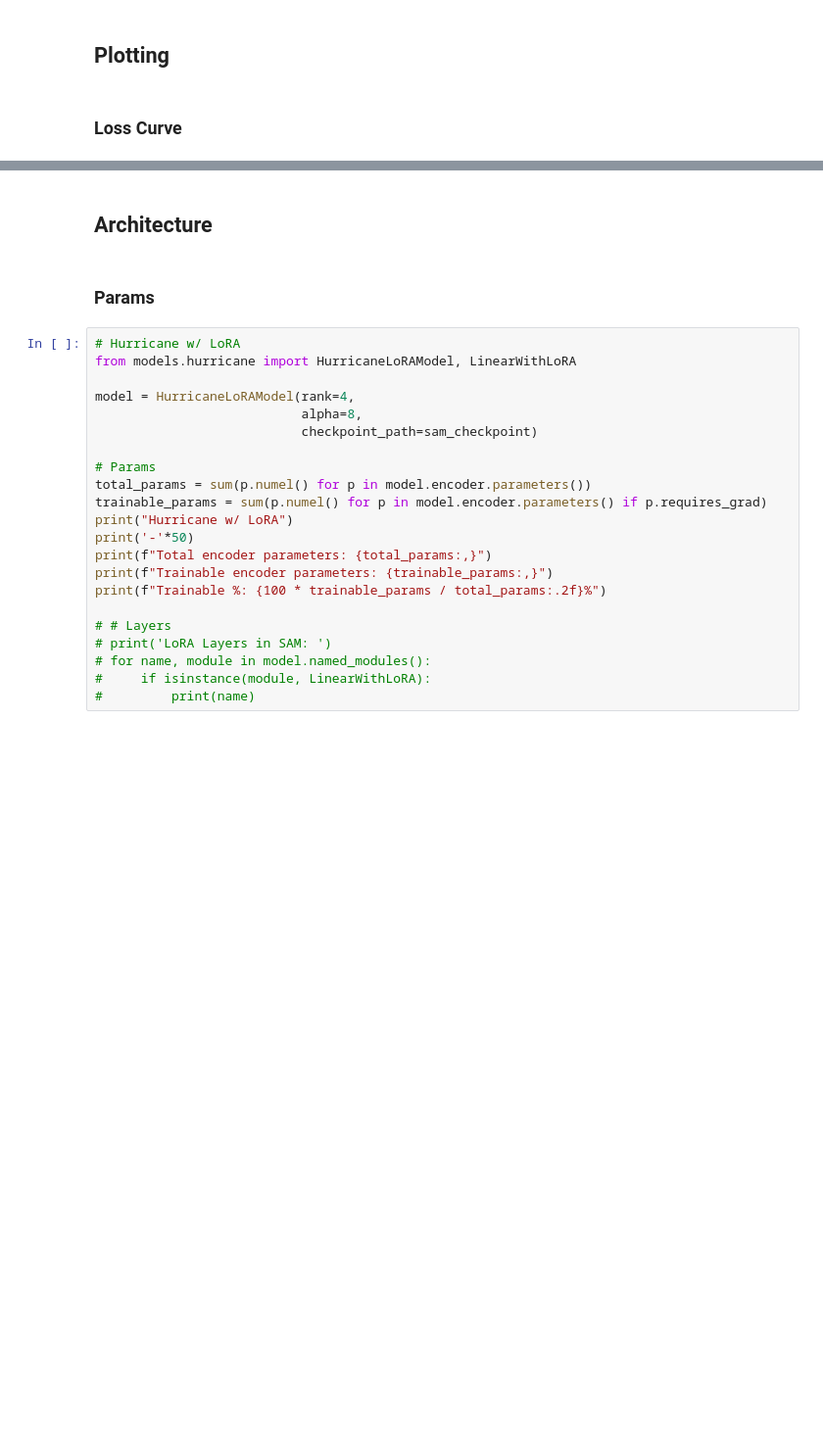
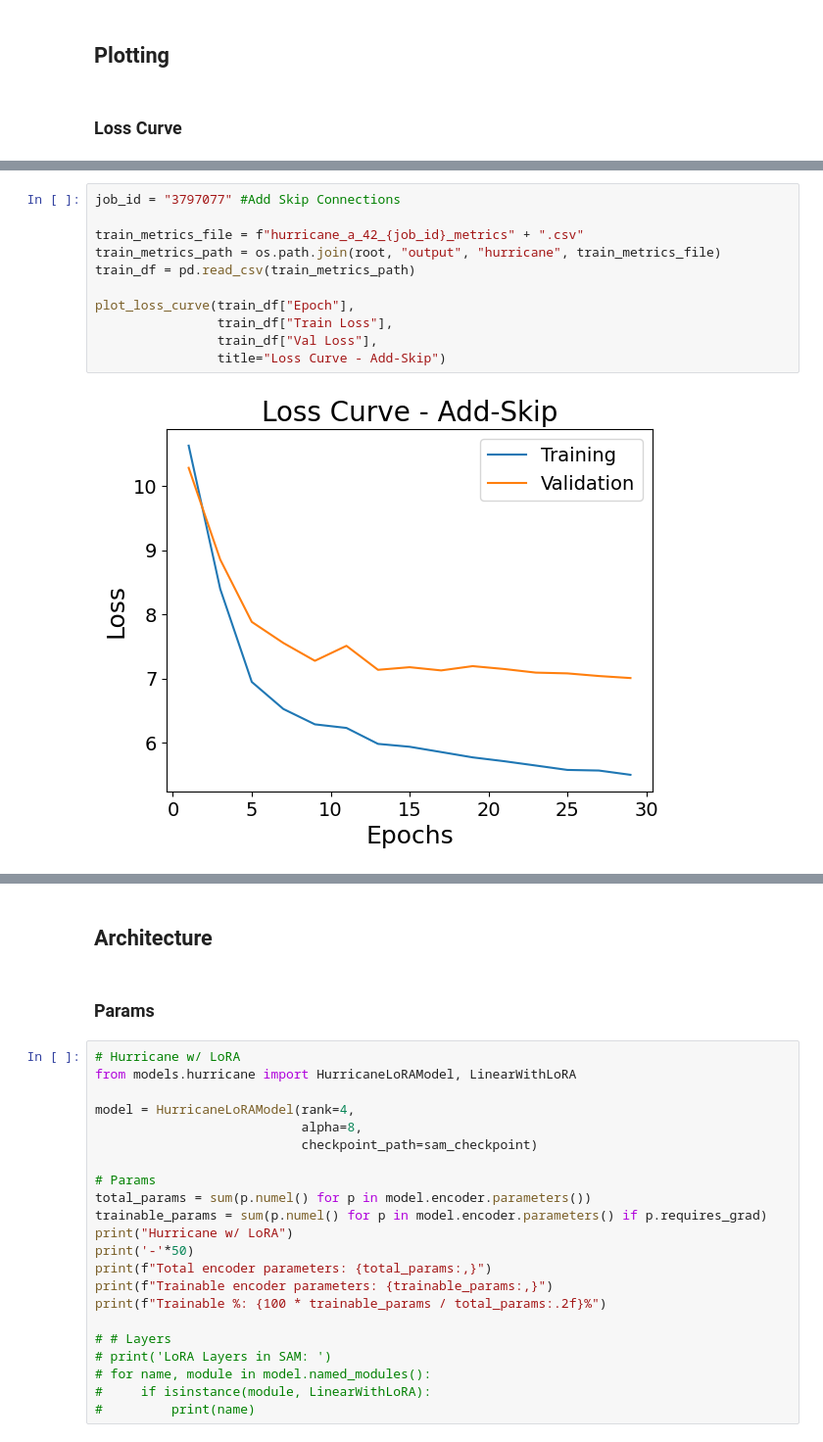
Before and after one commit to bgaligher/hurricane-cs7643, a Jupyter notebook: notebooks/hurricane_analysis.ipynb, the cells around one changed output, grey strips where cells are left out. Shown at 98% size. Drawn from its saved outputs; the diff is of its cells as text; blank space fills up the shorter version.

```diff
--- a/notebooks/hurricane_analysis.ipynb
+++ b/notebooks/hurricane_analysis.ipynb
@@ -272,0 +301,13 @@ plot_loss_curve(train_df["Epoch"],
+# %%
+job_id = "3797077" #Add Skip Connections
+
+train_metrics_file = f"hurricane_a_42_{job_id}_metrics" + ".csv"
+train_metrics_path = os.path.join(root, "output", "hurricane", train_metrics_file)
+train_df = pd.read_csv(train_metrics_path)
+
+plot_loss_curve(train_df["Epoch"],
+                train_df["Train Loss"],
+                train_df["Val Loss"],
+                title="Loss Curve - Add-Skip")
+# %% [output]
+[figure, added]
```
Also changed, not shown: parts of 8 cells of this notebook.
